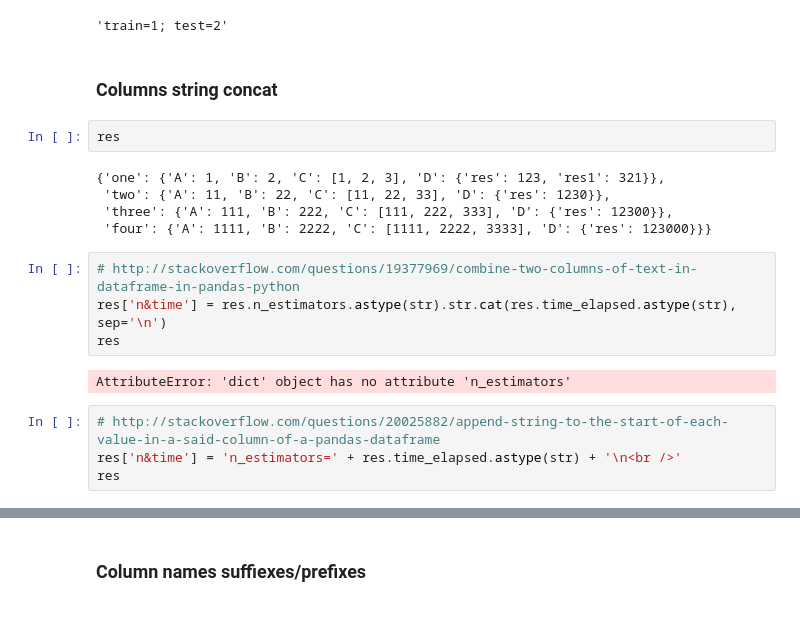
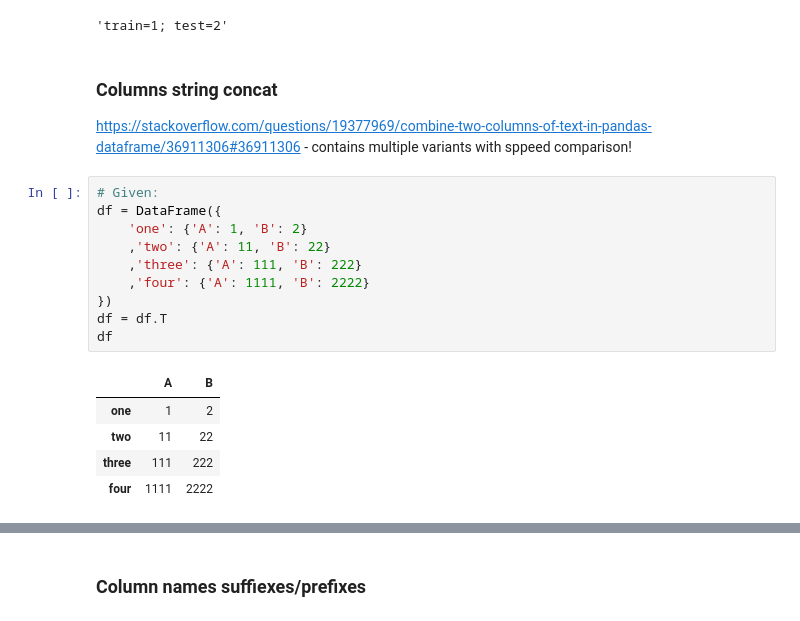
Before and after one commit to Hubbitus/python-jupyter-playbox, a Jupyter notebook: DataSandbox.ipynb, the cells around one changed output, grey strips where cells are left out. Drawn from its saved outputs; the diff is of its cells as text.

```diff
--- a/DataSandbox.ipynb
+++ b/DataSandbox.ipynb
@@ -1153,22 +1147,23 @@ d.index = [10, 20, 30, 40, 50]
 "train={train}; test={test}".format(**d.loc[10])
 # %% [output]
 'train=1; test=2'
-# %% [markdown]
-### Columns string concat
-# %%
-res
-# %% [output]
-{'one': {'A': 1, 'B': 2, 'C': [1, 2, 3], 'D': {'res': 123, 'res1': 321}},
- 'two': {'A': 11, 'B': 22, 'C': [11, 22, 33], 'D': {'res': 1230}},
- 'three': {'A': 111, 'B': 222, 'C': [111, 222, 333], 'D': {'res': 12300}},
- 'four': {'A': 1111, 'B': 2222, 'C': [1111, 2222, 3333], 'D': {'res': 123000}}}
-# %%
-# http://stackoverflow.com/questions/19377969/combine-two-columns-of-text-in-dataframe-in-pandas-python
-res['n&time'] = res.n_estimators.astype(str).str.cat(res.time_elapsed.astype(str), sep='\n')
-res
-# %% [output]
-AttributeError: 'dict' object has no attribute 'n_estimators'
-# %%
-# http://stackoverflow.com/questions/20025882/append-string-to-the-start-of-each-value-in-a-said-column-of-a-pandas-dataframe
-res['n&time'] = 'n_estimators=' + res.time_elapsed.astype(str) + '\n<br />'
-res
+# %% [markdown]
+### Columns string concat
+
+https://stackoverflow.com/questions/19377969/combine-two-columns-of-text-in-pandas-dataframe/36911306#36911306 - contains multiple variants with sppeed comparison!
+# %%
+# Given:
+df = DataFrame({
+    'one': {'A': 1, 'B': 2}
+    ,'two': {'A': 11, 'B': 22}
+    ,'three': {'A': 111, 'B': 222}
+    ,'four': {'A': 1111, 'B': 2222}
+})
+df = df.T
+df
+# %% [output]
+|  | A | B |
+| one | 1 | 2 |
+| two | 11 | 22 |
+| three | 111 | 222 |
+| four | 1111 | 2222 |
```
Also changed, not shown: parts of 77 cells of this notebook.
